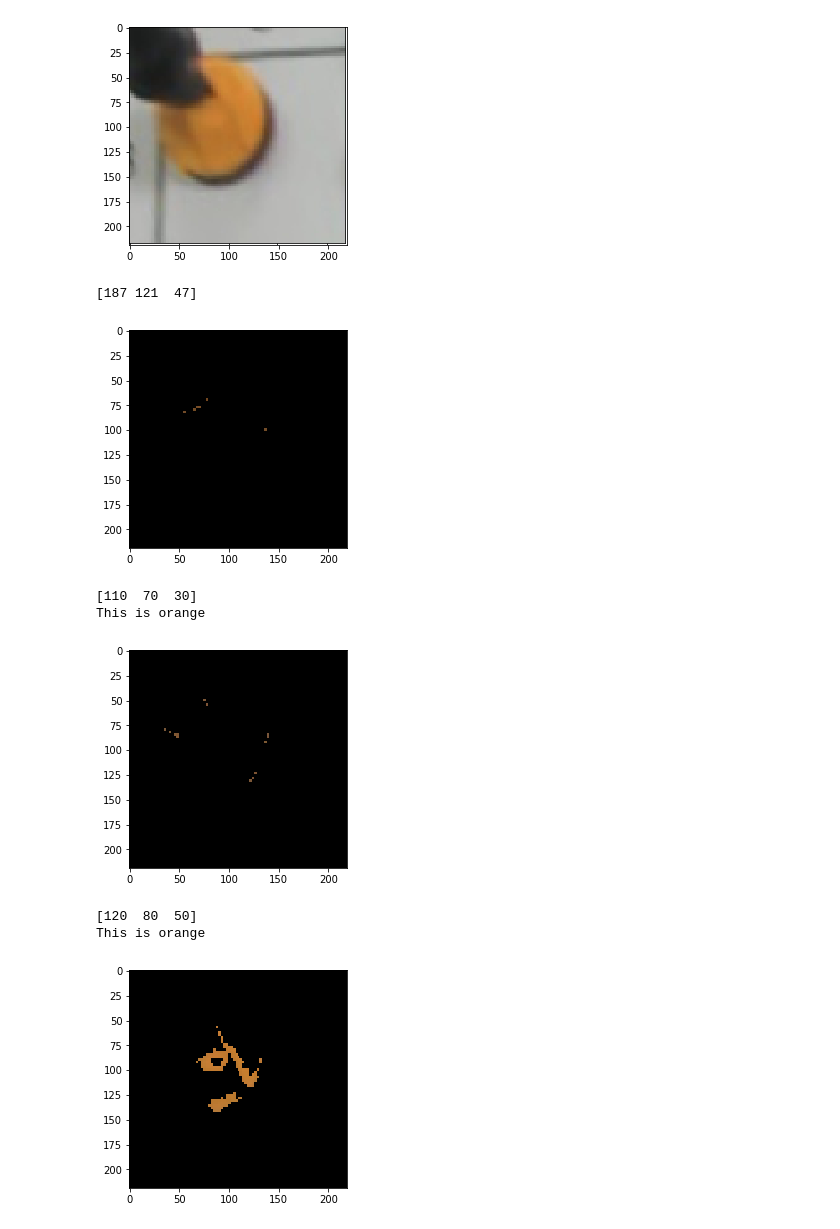
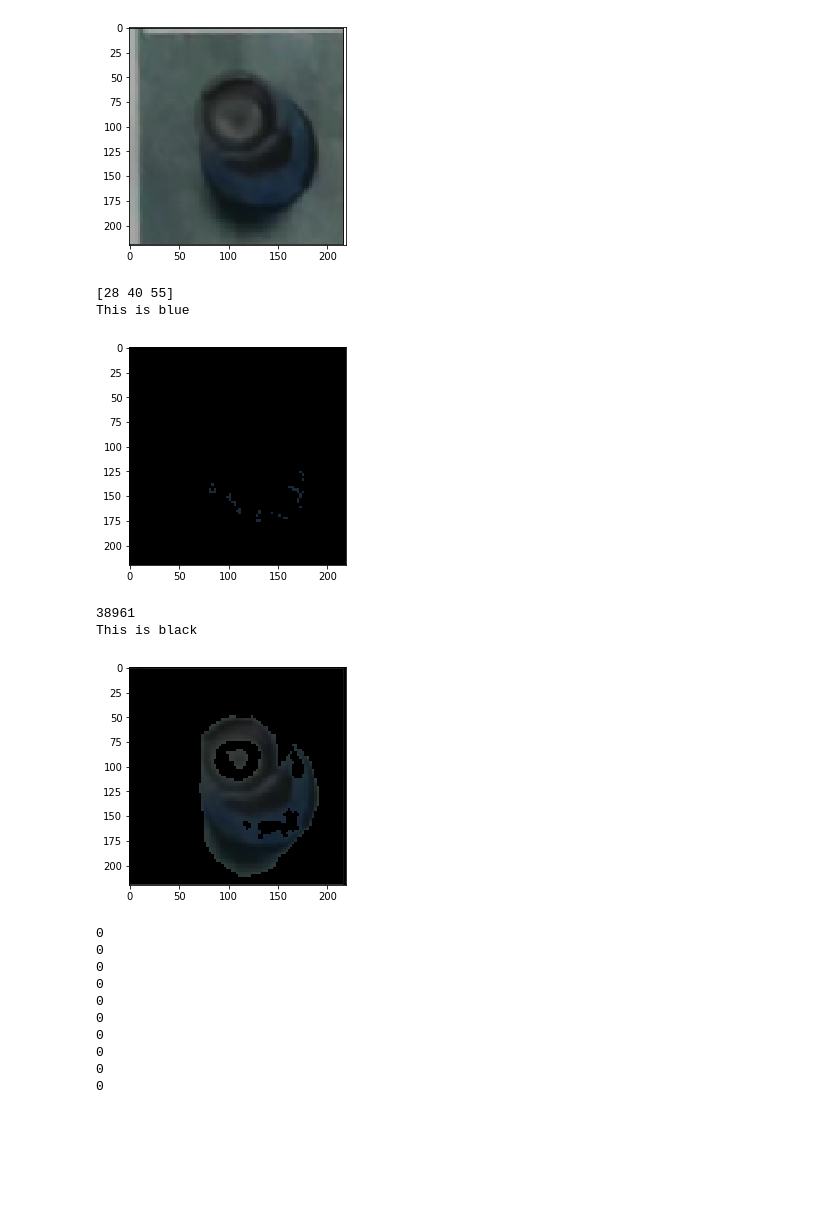
Before and after one commit to Yoshimaster360/robot_chess, a Jupyter notebook: actual_final_code/Color Detection.ipynb, the cells around one changed output. Drawn from its saved outputs; the diff is of its cells as text; code cells hidden in the pictures; blank space fills up the shorter version.

```diff
--- a/actual_final_code/Color Detection.ipynb
+++ b/actual_final_code/Color Detection.ipynb
@@ -7,12 +7,12 @@ import os
 from pylab import imshow, gray, show
 # %%
 # load the image
-image = cv2.imread("orangedam.png")
+image = cv2.imread("fuckassblue.png")
 image = cv2.cvtColor(image, cv2.COLOR_RGB2BGR)
 imshow(image)
 show()
 
-print(image[125][100])
+print(image[150][100])
 
 # define the list of boundaries
 
@@ -33,43 +33,53 @@ green_boundaries = [
 #     ([40, 90, 0],  [60, 120, 130]),
 #     ([70, 130, 0],  [140, 220, 100])
 
-# [187 121  47]
+# [144  94  36]
 orange_boundaries = [
     ([110, 70, 30],  [125, 80, 40]),
     ([120, 80, 50],  [130, 90, 60]),
-    ([180, 120, 40],  [200, 140, 60])
+    ([180, 110, 20],  [200, 140, 60]),
+    ([140, 90, 20],  [150, 140, 60])
 ]
 
+# [135  45  51]
 red_boundaries = [
     ([150, 10, 20],  [190, 40, 60]),
     ([210, 30, 30],  [230, 50, 50]),
     ([170, 60, 60],  [190, 80, 80]),
     ([210, 90, 100],  [220, 100, 110]),
-    ([80, 20, 20],  [90, 30, 30])
+    ([80, 20, 20],  [90, 30, 30]),
+    ([120, 35, 45],  [140, 50, 55])
 ]
-
+#[28 40 55]
 blue_boundaries = [
     ([50, 90, 140],  [90, 130, 180]),
     ([30, 60, 90],  [50, 80, 110]),
-    ([80, 140, 200],  [100, 1500, 210])
+    ([80, 140, 200],  [100, 150, 210]),
+    ([25, 36, 54],  [30, 41, 60])
+
 ]
 
 black_boundaries = [
     ([0, 0, 0],  [60, 60, 60]),
 ]
+
+# [174 164  59]
 yellow_boundaries = [
     ([240, 230, 60],  [255, 240, 80]),
     ([180, 160, 45],  [190, 170, 60]),
     ([120, 120, 20],  [150, 150, 50]),
     ([240, 240, 100],  [255, 250, 120]),
     ([210, 200, 120],  [220, 210, 130]),
-    ([200, 180, 60],  [240, 210, 90])
+    ([200, 180, 60],  [240, 210, 90]),
+    ([160, 160, 50],  [180, 170, 65])
 ]
 
 #[189 179 155]
+#[154 145 130]
 brown_boundaries = [
-    ([120, 100, 60],  [150, 130, 110]),
-    ([170, 170, 145],  [190, 180, 165])
+    ([120, 100, 60],  [150, 130, 100]),
+    ([170, 140, 120],  [190, 160, 130]),
+    ([140, 140, 125],  [160, 150, 135])
 ]
 
 
@@ -103,10 +113,11 @@ for (lower, upper) in orange_boundaries:
     output = cv2.bitwise_and(image, image, mask = mask)
     ret,thresh1 = cv2.threshold(output,1,1,cv2.THRESH_BINARY)
     #print(thresh1.sum().sum())
-    if(thresh1.sum().sum() > 10):
+    if(thresh1.sum().sum() > 40):
         imshow(output)
         show()
         print(lower)
+        print(upper)
         print("This is orange")
 #         break
 
@@ -125,7 +136,7 @@ for (lower, upper) in red_boundaries:
         print("This is red")
         imshow(output)
         show()
-        break
+#         break
 
 for (lower, upper) in blue_boundaries:
     # create NumPy arrays from the boundaries
@@ -142,7 +153,7 @@ for (lower, upper) in blue_boundaries:
         print("This is blue")
         imshow(output)
         show()
-        break
+#         break
 
 for (lower, upper) in black_boundaries:
     # create NumPy arrays from the boundaries
@@ -164,43 +175,51 @@ for (lower, upper) in black_boundaries:
 for (lower, upper) in yellow_boundaries:
     # create NumPy arrays from the boundaries
     lower = np.array(lower, dtype = "uint8")
     upper = np.array(upper, dtype = "uint8")
 
     # find the colors within the specified boundaries and apply
     # the mask
     mask = cv2.inRange(image, lower, upper)
     output = np.array(cv2.bitwise_and(image, image, mask = mask))
     ret,thresh1 = cv2.threshold(output,1,1,cv2.THRESH_BINARY)
-    #print(thresh1.sum().sum())
-    if(output.sum().sum() > 10):
+    print(thresh1.sum().sum())
+    if(thresh1.sum().sum() > 10):
         print("This is yellow")
         imshow(output)
         show()
 #         break
 
 for (lower, upper) in brown_boundaries:
     # create NumPy arrays from the boundaries
     lower = np.array(lower, dtype = "uint8")
     upper = np.array(upper, dtype = "uint8")
 
     # find the colors within the specified boundaries and apply
     # the mask
     mask = cv2.inRange(image, lower, upper)
     output = np.array(cv2.bitwise_and(image, image, mask = mask))
     ret,thresh1 = cv2.threshold(output,1,1,cv2.THRESH_BINARY)
-    #print(thresh1.sum().sum())
+    print(thresh1.sum().sum())
     if(output.sum().sum() > 10):
         print("This is brown")
         imshow(output)
         show()
-        break
+#         break
 # %% [output]
-[figure, old version]
+[figure, new version]
-[187 121  47]
+[28 40 55]
+This is blue
-[figure, old version]
+[figure, new version]
-[110  70  30]
-This is orange
+38961
+This is black
-[figure, old version]
+[figure, new version]
-[120  80  50]
-This is orange
+0
+0
+0
+0
+0
+0
+0
+0
+0
+0
-[figure, removed]
```
Also changed, not shown: parts of 2 cells of this notebook, 22 other files.
